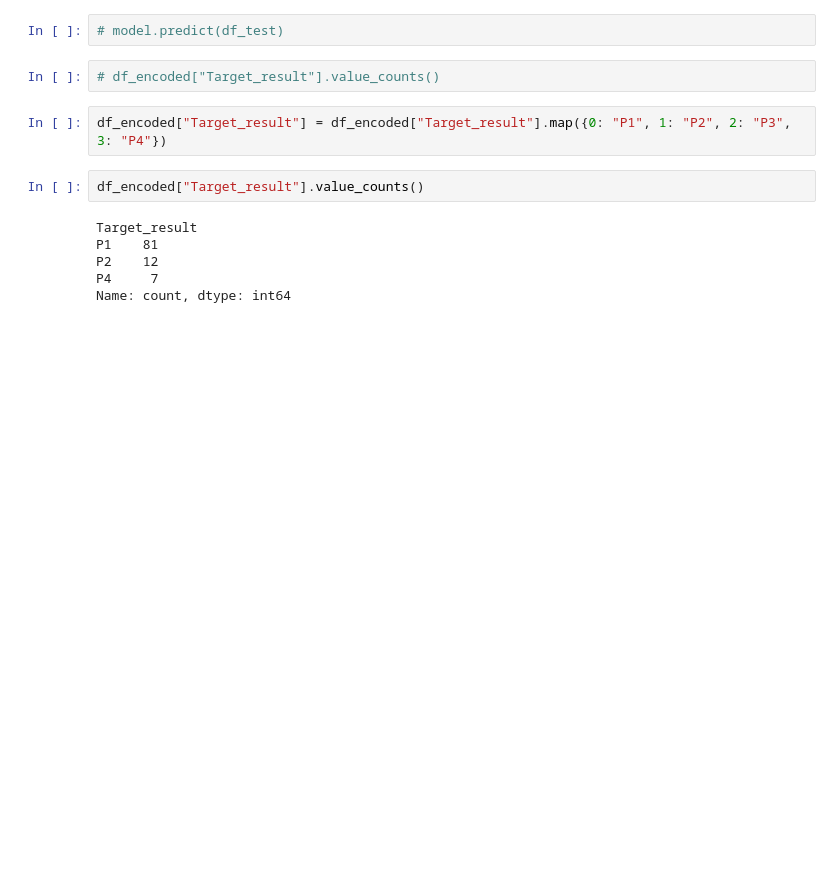
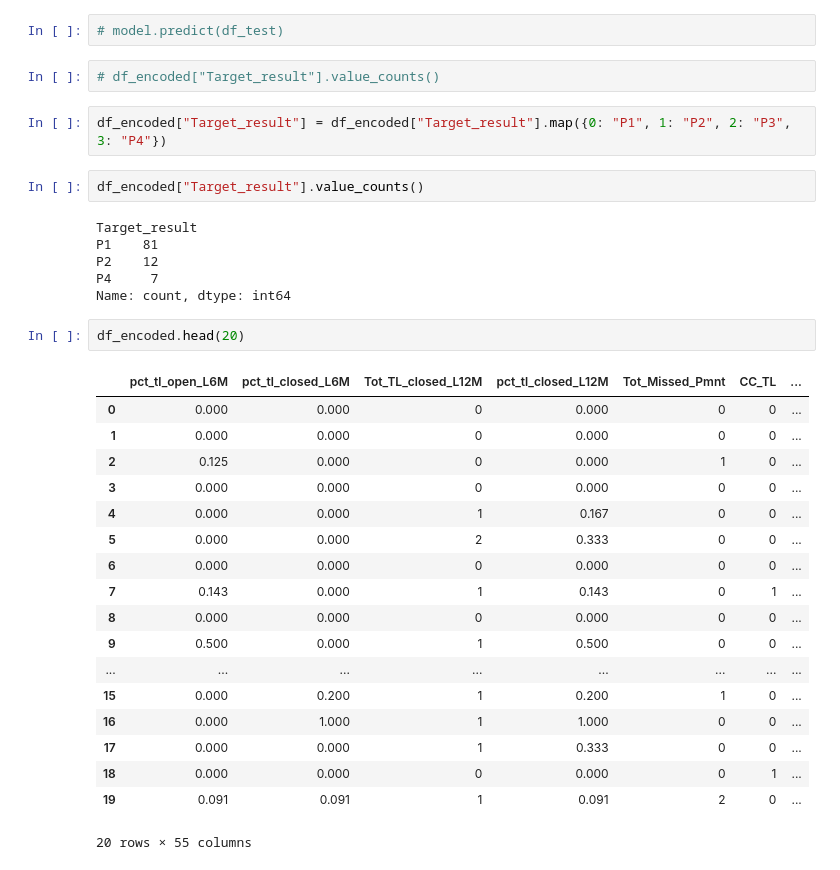
Before and after one commit to satyam1256/Credit_Risk, a Jupyter notebook: Notebooks/unseen_prediction.ipynb, the cells around one changed output. Cells and saved outputs as stored; diff of their text form; blank space fills up the shorter version.

```diff
--- a/Notebooks/unseen_prediction.ipynb
+++ b/Notebooks/unseen_prediction.ipynb
@@ -274,3 +274,24 @@ P1    81
 P2    12
 P4     7
 Name: count, dtype: int64
+# %%
+df_encoded.head(20)
+# %% [output]
+|  | pct_tl_open_L6M | pct_tl_closed_L6M | Tot_TL_closed_L12M | pct_tl_closed_L12M | Tot_Missed_Pmnt | CC_TL | ... |
+| 0 | 0.000 | 0.000 | 0 | 0.000 | 0 | 0 | ... |
+| 1 | 0.000 | 0.000 | 0 | 0.000 | 0 | 0 | ... |
+| 2 | 0.125 | 0.000 | 0 | 0.000 | 1 | 0 | ... |
+| 3 | 0.000 | 0.000 | 0 | 0.000 | 0 | 0 | ... |
+| 4 | 0.000 | 0.000 | 1 | 0.167 | 0 | 0 | ... |
+| 5 | 0.000 | 0.000 | 2 | 0.333 | 0 | 0 | ... |
+| 6 | 0.000 | 0.000 | 0 | 0.000 | 0 | 0 | ... |
+| 7 | 0.143 | 0.000 | 1 | 0.143 | 0 | 1 | ... |
+| 8 | 0.000 | 0.000 | 0 | 0.000 | 0 | 0 | ... |
+| 9 | 0.500 | 0.000 | 1 | 0.500 | 0 | 0 | ... |
+| ... | ... | ... | ... | ... | ... | ... | ... |
+| 15 | 0.000 | 0.200 | 1 | 0.200 | 1 | 0 | ... |
+| 16 | 0.000 | 1.000 | 1 | 1.000 | 0 | 0 | ... |
+| 17 | 0.000 | 0.000 | 1 | 0.333 | 0 | 0 | ... |
+| 18 | 0.000 | 0.000 | 0 | 0.000 | 0 | 1 | ... |
+| 19 | 0.091 | 0.091 | 1 | 0.091 | 2 | 0 | ... |
+20 rows × 55 columns
```
Also changed, not shown: parts of 2 cells of this notebook, 2 other files.
